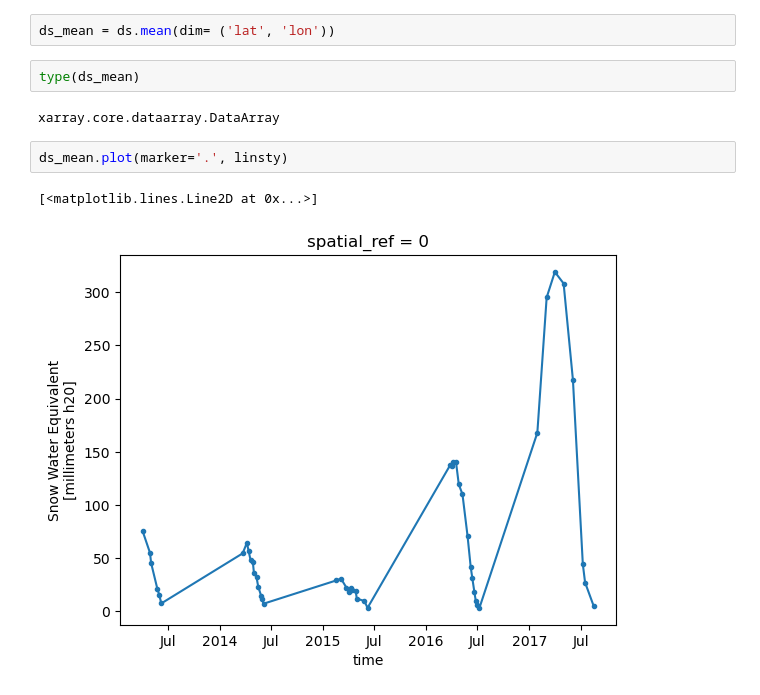
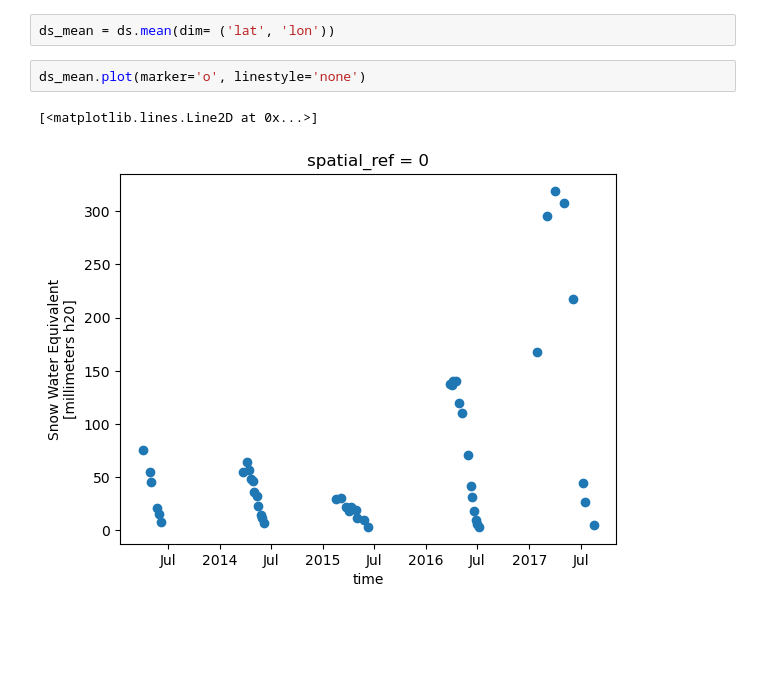
Before and after one commit to DSHydro/SnowComp, a Jupyter notebook: Getting Tuolumne Data.ipynb, the cells around one changed output. Cells and saved outputs as stored; diff of their text form; blank space fills up the shorter version.

Commit message:
get tuolumne scatter plot

```diff
--- a/Getting Tuolumne Data.ipynb
+++ b/Getting Tuolumne Data.ipynb
@@ -110,12 +110,8 @@ ax.set_aspect(1)
 [figure]
 # %%
 ds_mean = ds.mean(dim= ('lat', 'lon'))
-# %%
-type(ds_mean)
-# %% [output]
-xarray.core.dataarray.DataArray
 # %%
-ds_mean.plot(marker='.', linsty)
+ds_mean.plot(marker='o', linestyle='none')
 # %% [output]
 [<matplotlib.lines.Line2D at 0x...>]
-[figure, old version]
+[figure, new version]
```
